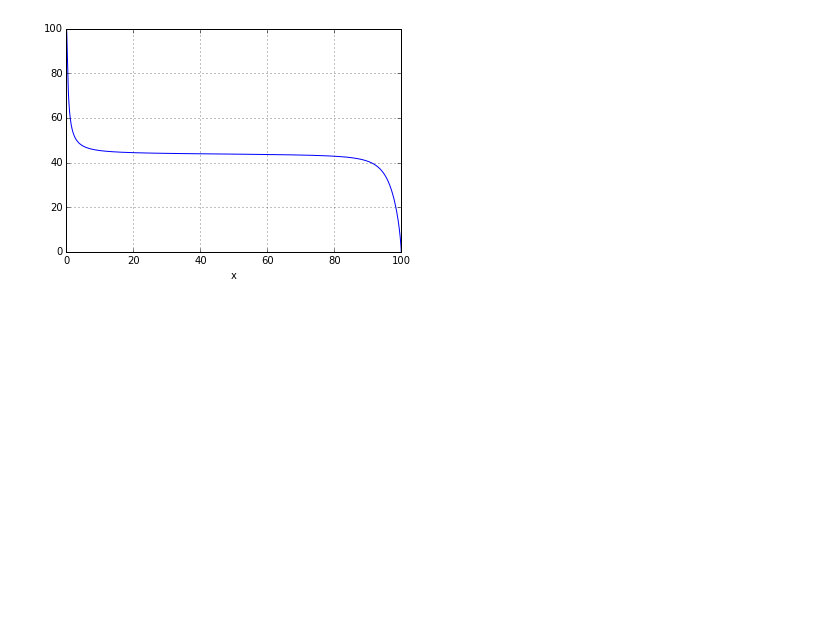
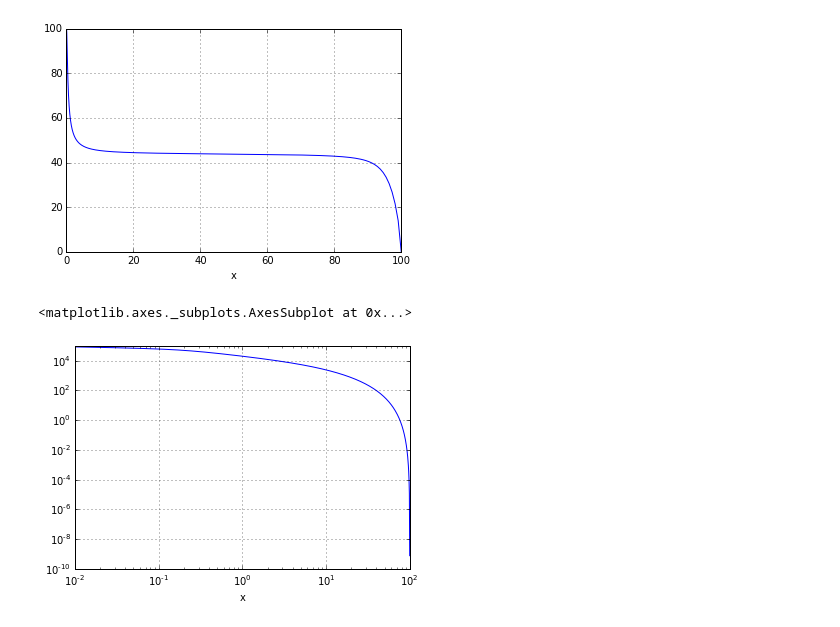
Before and after one commit to davidrpugh/assortative-matching-large-firms, a Jupyter notebook: examples.ipynb, the cells around one changed output. Cells and saved outputs as stored; diff of their text form; code cells hidden in the pictures; blank space fills up the shorter version.

```diff
--- a/examples.ipynb
+++ b/examples.ipynb
@@ -438,3 +442,8 @@ solver.solution['firm productivity'].plot()
 # %% [output]
 <matplotlib.axes._subplots.AxesSubplot at 0x...>
 [figure]
+# %%
+solver.solution['firm size'].plot(loglog=True)
+# %% [output]
+<matplotlib.axes._subplots.AxesSubplot at 0x...>
+[figure, added]
```
Also changed, not shown: parts of 4 cells of this notebook.
